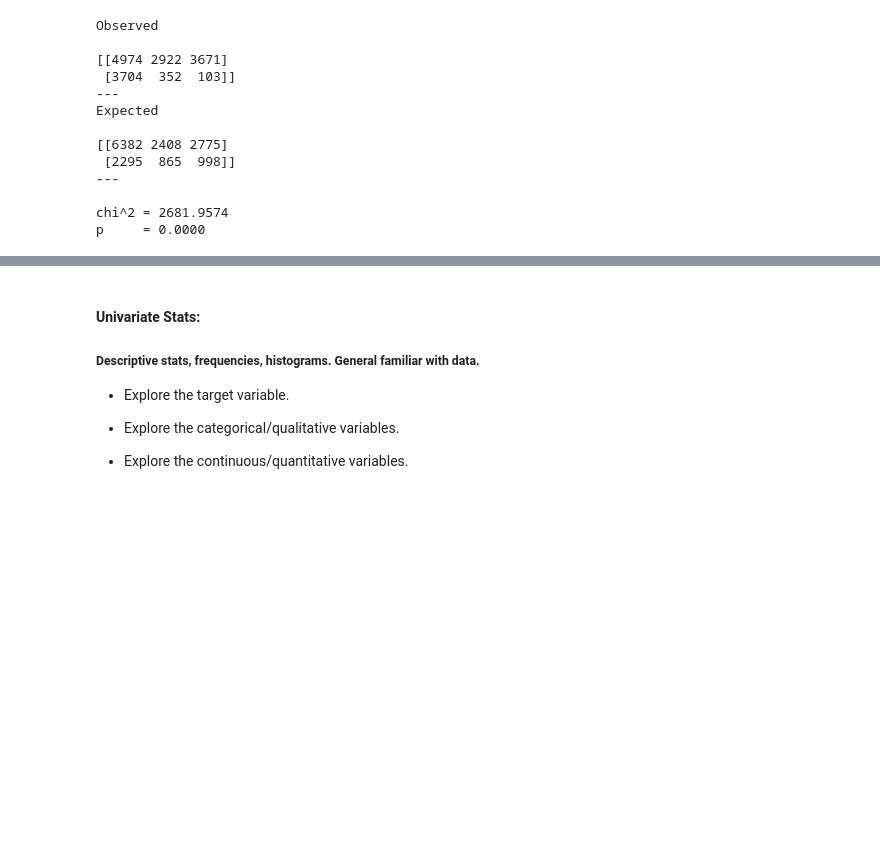
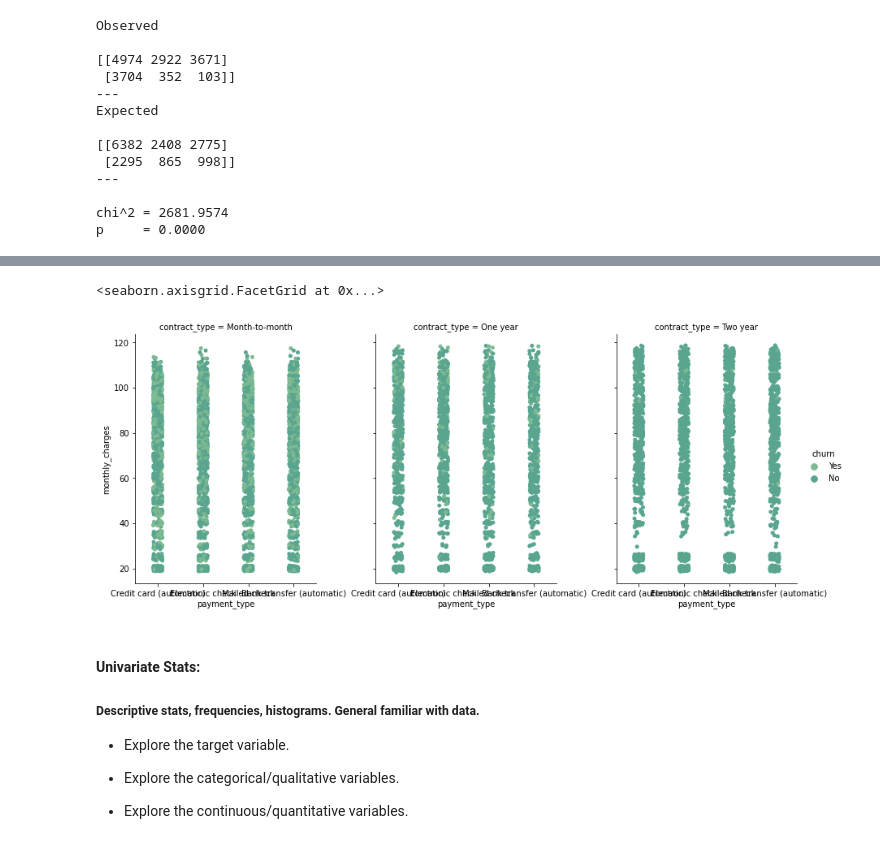
Before and after one commit to veronica-f-reyes/telco_classification_project, a Jupyter notebook: Initial Telco Churn Project Notebook.ipynb, the cells around one changed output, grey strips where cells are left out. Drawn from its saved outputs; the diff is of its cells as text; code cells hidden in the pictures; blank space fills up the shorter version.

```diff
--- a/Initial Telco Churn Project Notebook.ipynb
+++ b/Initial Telco Churn Project Notebook.ipynb
@@ -735,3 +942,10 @@ We reject the hypothesis that Customers who are month-to-month are more likely t
+# %%
+sns.catplot(x="payment_type", y="monthly_charges", hue="churn",
+...                 col="contract_type", data=train_raw,
+...                 height=5, aspect=.8)
+# %% [output]
+<seaborn.axisgrid.FacetGrid at 0x...>
+[figure, added]
 # %% [markdown]
 #### Univariate Stats:
 
```
Also changed, not shown: parts of 72 cells of this notebook.
